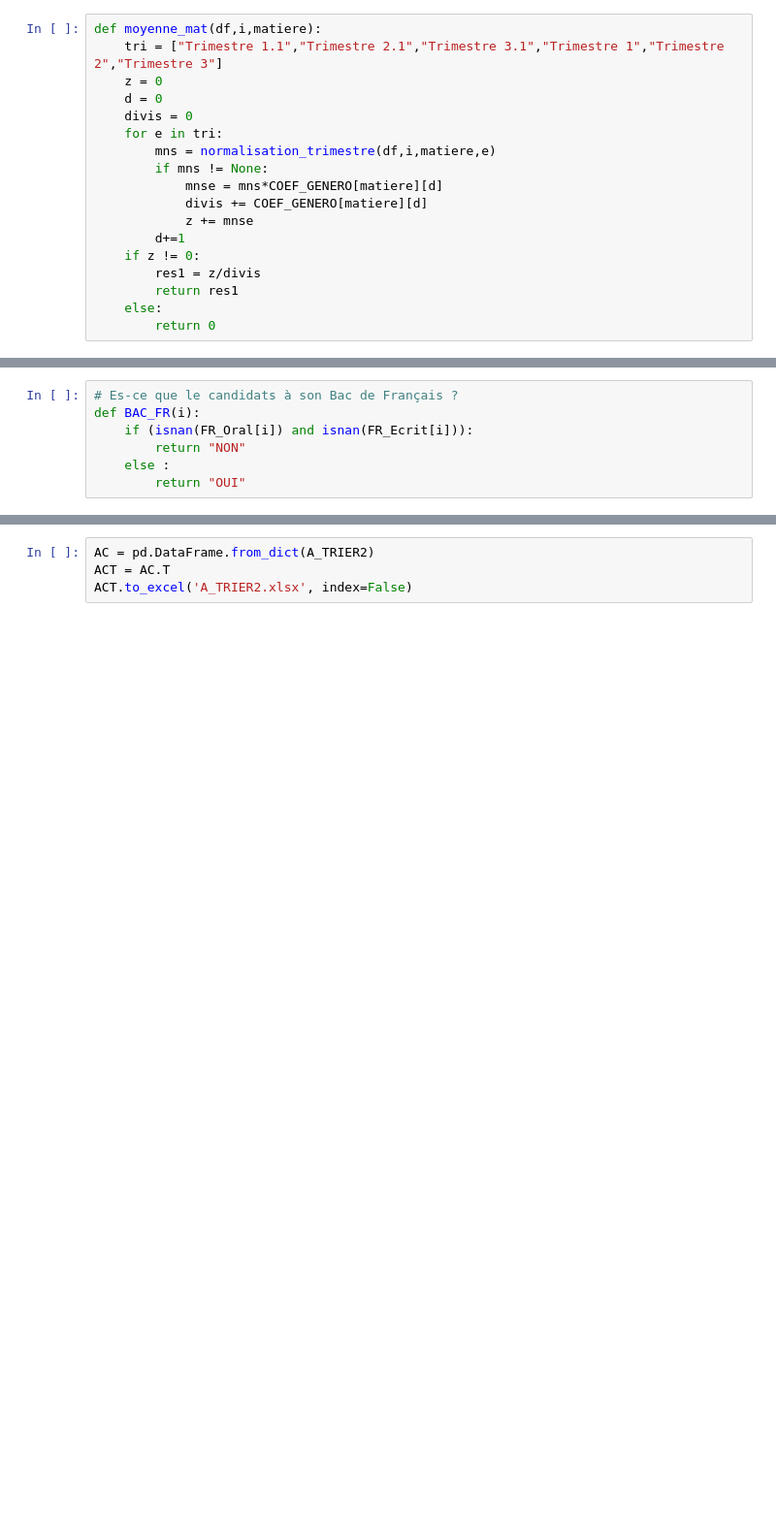
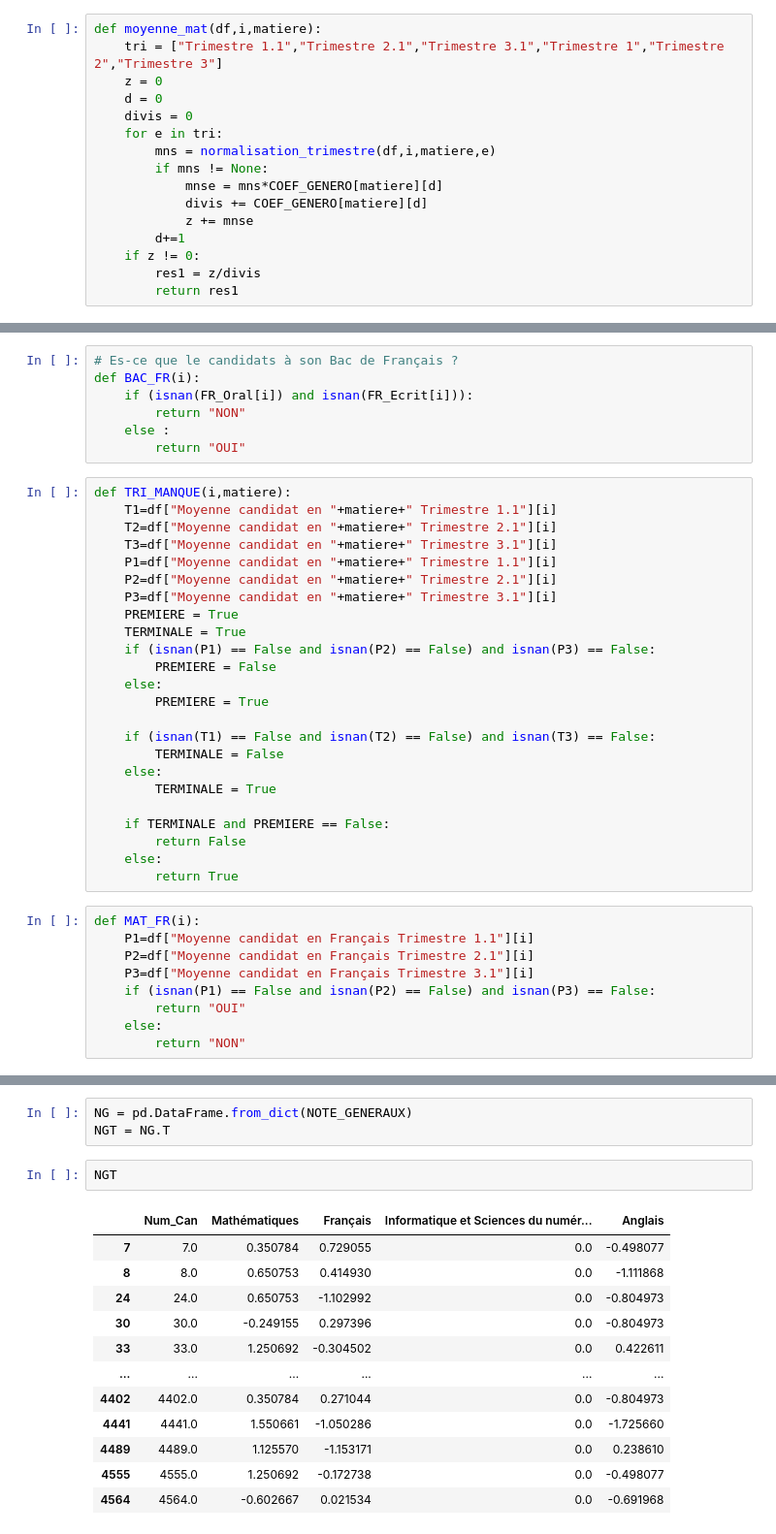
Before and after one commit to Karim-DataScience/SAE-PARCOURSUP, a Jupyter notebook: RecupDBC.ipynb, the cells around one changed output, grey strips where cells are left out. Shown: that part at 97% size. Saved outputs shown, nothing was run; the diff lists cells and outputs as text; blank space fills up the shorter version.

```diff
--- a/RecupDBC.ipynb
+++ b/RecupDBC.ipynb
@@ -77,7 +71,5 @@ def moyenne_mat(df,i,matiere):
     if z != 0:
         res1 = z/divis
         return res1
-    else:
-        return 0
 # %%
 moyenne_mat(df,11,"Systemes d''information et numerique")
@@ -121,6 +112,39 @@ def BAC_FR(i):
         return "NON"
     else :
         return "OUI"
+# %%
+def TRI_MANQUE(i,matiere):
+    T1=df["Moyenne candidat en "+matiere+" Trimestre 1.1"][i]
+    T2=df["Moyenne candidat en "+matiere+" Trimestre 2.1"][i]
+    T3=df["Moyenne candidat en "+matiere+" Trimestre 3.1"][i]
+    P1=df["Moyenne candidat en "+matiere+" Trimestre 1.1"][i]
+    P2=df["Moyenne candidat en "+matiere+" Trimestre 2.1"][i]
+    P3=df["Moyenne candidat en "+matiere+" Trimestre 3.1"][i]
+    PREMIERE = True
+    TERMINALE = True
+    if (isnan(P1) == False and isnan(P2) == False) and isnan(P3) == False:
+        PREMIERE = False
+    else:
+        PREMIERE = True
+
+    if (isnan(T1) == False and isnan(T2) == False) and isnan(T3) == False:
+        TERMINALE = False
+    else:
+        TERMINALE = True
+
+    if TERMINALE and PREMIERE == False:
+        return False
+    else:
+        return True
+# %%
+def MAT_FR(i):
+    P1=df["Moyenne candidat en Français Trimestre 1.1"][i]
+    P2=df["Moyenne candidat en Français Trimestre 2.1"][i]
+    P3=df["Moyenne candidat en Français Trimestre 3.1"][i]
+    if (isnan(P1) == False and isnan(P2) == False) and isnan(P3) == False:
+        return "OUI"
+    else:
+        return "NON"
 # %%
 def recupDBC(df,i):
     #Création de matière qui stock les notes du candidat
@@ -445,4 +559,18 @@ AttributeError: 'dict' object has no attribute 'to_excel'
 # %%
-AC = pd.DataFrame.from_dict(A_TRIER2)
-ACT = AC.T
-ACT.to_excel('A_TRIER2.xlsx', index=False)
+NG = pd.DataFrame.from_dict(NOTE_GENERAUX)
+NGT = NG.T
+# %%
+NGT
+# %% [output]
+|  | Num_Can | Mathématiques | Français | Informatique et Sciences du numér... | Anglais |
+| 7 | 7.0 | 0.350784 | 0.729055 | 0.0 | -0.498077 |
+| 8 | 8.0 | 0.650753 | 0.414930 | 0.0 | -1.111868 |
+| 24 | 24.0 | 0.650753 | -1.102992 | 0.0 | -0.804973 |
+| 30 | 30.0 | -0.249155 | 0.297396 | 0.0 | -0.804973 |
+| 33 | 33.0 | 1.250692 | -0.304502 | 0.0 | 0.422611 |
+| ... | ... | ... | ... | ... | ... |
+| 4402 | 4402.0 | 0.350784 | 0.271044 | 0.0 | -0.804973 |
+| 4441 | 4441.0 | 1.550661 | -1.050286 | 0.0 | -1.725660 |
+| 4489 | 4489.0 | 1.125570 | -1.153171 | 0.0 | 0.238610 |
+| 4555 | 4555.0 | 1.250692 | -0.172738 | 0.0 | -0.498077 |
+| 4564 | 4564.0 | -0.602667 | 0.021534 | 0.0 | -0.691968 |
```
Also changed, not shown: parts of 12 cells of this notebook.
